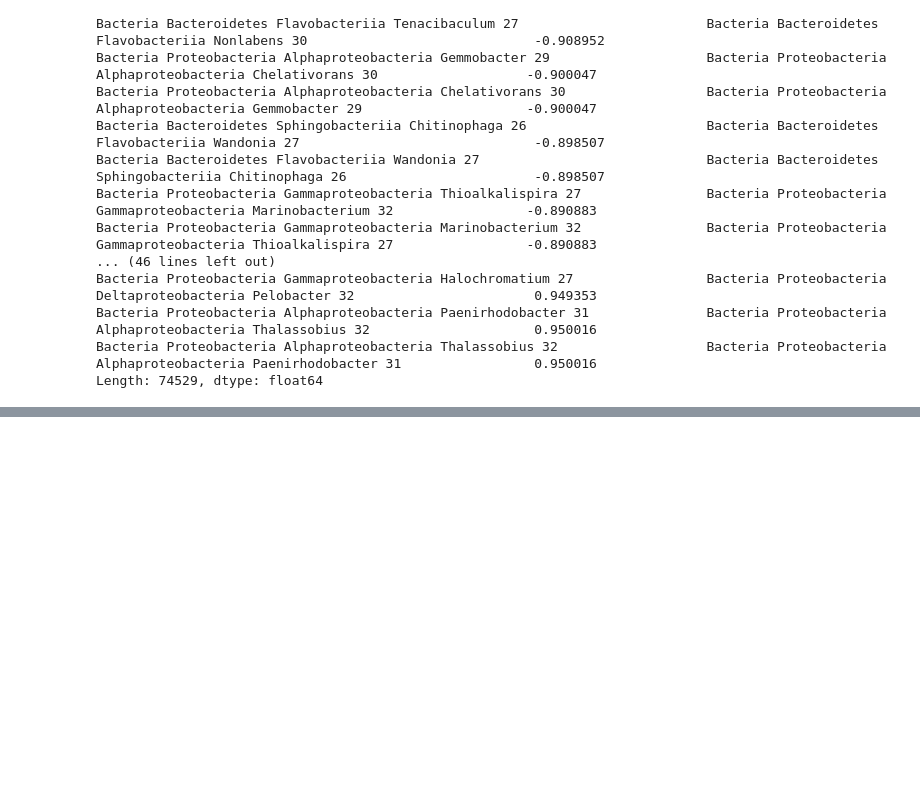
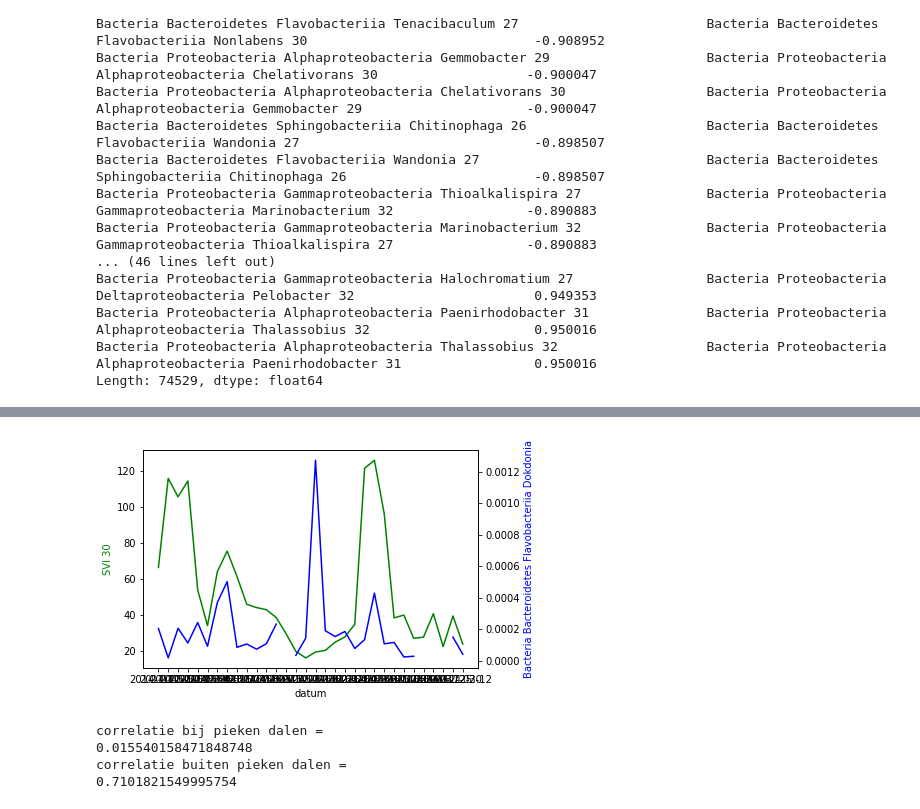
Before and after one commit to KennisnetwerkDataScience/Waterlaboratorium-Noord-IoT, a Jupyter notebook: Team3/verschil.ipynb, the cells around one changed output, grey strips where cells are left out. Saved outputs shown, nothing was run; the diff lists cells and outputs as text; code cells hidden in the pictures; blank space fills up the shorter version.

Commit message:
aangevulde verschil correlaties populaties/SVI
verschil tussen correlaties populaties met SVI 30 tijdens pieken/dalen van SVI en buiten pieken/dalen

```diff
--- a/Team3/verschil.ipynb
+++ b/Team3/verschil.ipynb
@@ -210,0 +305,27 @@ Length: 74529, dtype: float64
+# %%
+
+
+fig, ax1 = plt.subplots()
+
+ax2 = ax1.twinx()
+ax1.plot(df.datum, df['SVI 30'], 'g-')
+ax2.plot(df.datum, df['Bacteria Bacteroidetes Flavobacteriia Dokdonia 28'], 'b-')
+
+ax1.set_xlabel('datum')
+ax1.set_ylabel('SVI 30', color='g')
+ax2.set_ylabel('Bacteria Bacteroidetes Flavobacteriia Dokdonia', color='b')
+
+plt.show()
+# %% [output]
+[figure, added]
+# %%
+print('correlatie bij pieken dalen = ')
+print(c2['SVI 30']['Bacteria Bacteroidetes Flavobacteriia Gaetbulibacter 29'])
+
+print('correlatie buiten pieken dalen = ')
+print(c3['SVI 30']['Bacteria Bacteroidetes Flavobacteriia Gaetbulibacter 29'])
+# %% [output]
+correlatie bij pieken dalen =
+0.015540158471848748
+correlatie buiten pieken dalen =
+0.7101821549995754
```
Also changed, not shown: parts of 8 cells of this notebook.
